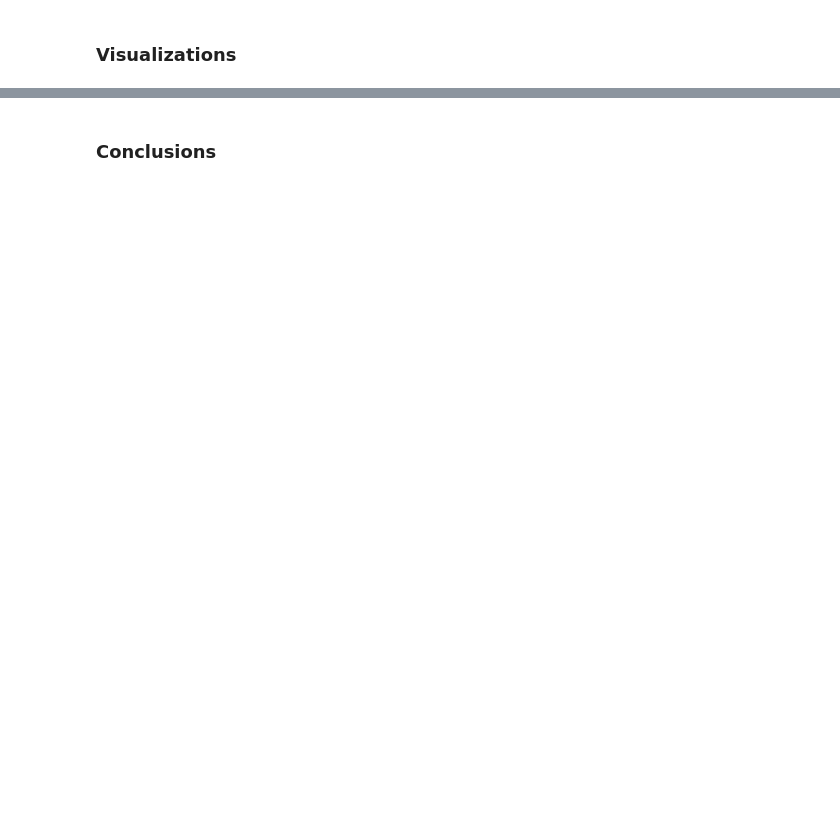
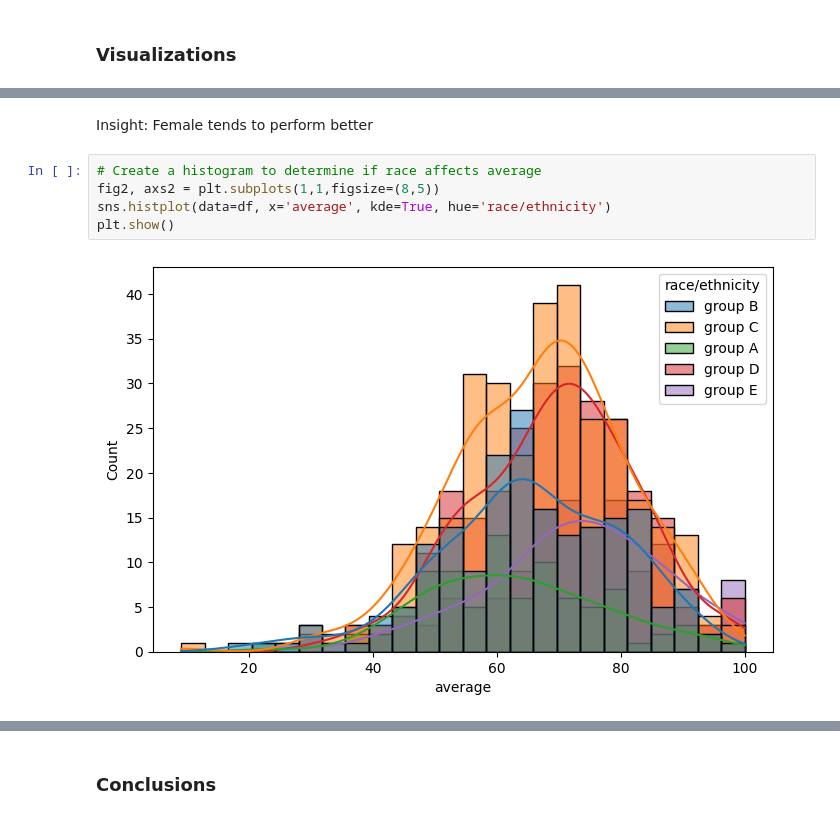
Before and after one commit to Emeryli/MachineLearningProject, a Jupyter notebook: notebook/EDA.ipynb, the cells around one changed output, grey strips where cells are left out. Saved outputs shown, nothing was run; the diff lists cells and outputs as text; blank space fills up the shorter version.

```diff
--- a/notebook/EDA.ipynb
+++ b/notebook/EDA.ipynb
@@ -149,0 +171,9 @@ test preparation course: ['none' 'completed']
+# %% [markdown]
+Insight: Female tends to perform better
+# %%
+# Create a histogram to determine if race affects average
+fig2, axs2 = plt.subplots(1,1,figsize=(8,5))
+sns.histplot(data=df, x='average', kde=True, hue='race/ethnicity')
+plt.show()
+# %% [output]
+[figure, added]
```
Also changed, not shown: parts of 13 cells of this notebook.
